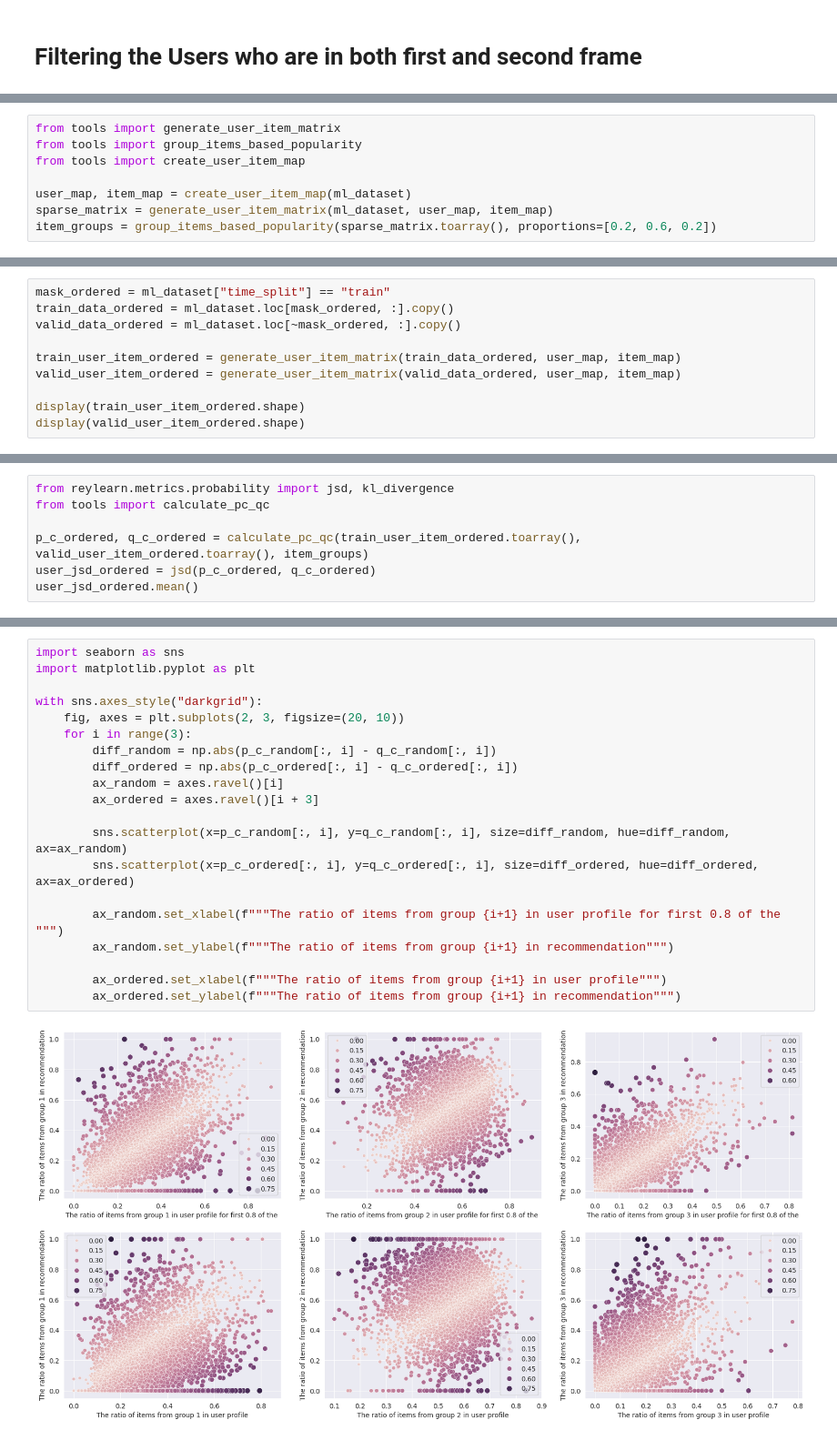
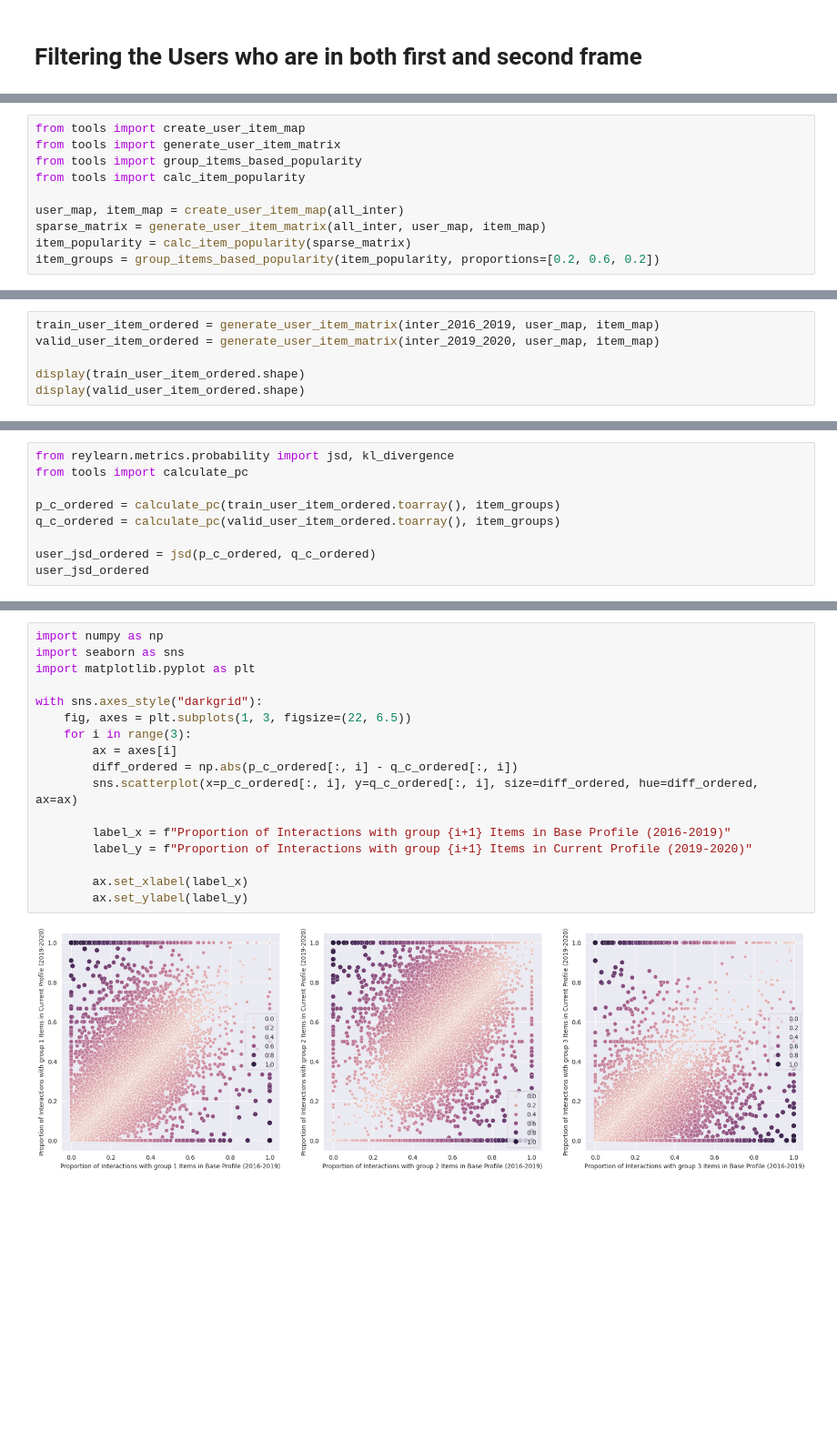
Before and after one commit to yeganegi-reza/Calibration, a Jupyter notebook: EDA/fm_2b.ipynb, the cells around one changed output, grey strips where cells are left out. Shown at 91% size. Cells and saved outputs as stored; diff of their text form; blank space fills up the shorter version.

Commit message:
EDA added for both datasets

```diff
--- a/EDA/fm_2b.ipynb
+++ b/EDA/fm_2b.ipynb
@@ -600,8 +342,10 @@ ml_dataset.head(50)
 # %%
+from tools import create_user_item_map
 from tools import generate_user_item_matrix
 from tools import group_items_based_popularity
-from tools import create_user_item_map
+from tools import calc_item_popularity
 
-user_map, item_map = create_user_item_map(ml_dataset)
-sparse_matrix = generate_user_item_matrix(ml_dataset, user_map, item_map)
-item_groups = group_items_based_popularity(sparse_matrix.toarray(), proportions=[0.2, 0.6, 0.2])
+user_map, item_map = create_user_item_map(all_inter)
+sparse_matrix = generate_user_item_matrix(all_inter, user_map, item_map)
+item_popularity = calc_item_popularity(sparse_matrix)
+item_groups = group_items_based_popularity(item_popularity, proportions=[0.2, 0.6, 0.2])
@@ -635,10 +352,6 @@ np.float64(0.03972748382181238)
 # %%
-mask_ordered = ml_dataset["time_split"] == "train"
-train_data_ordered = ml_dataset.loc[mask_ordered, :].copy()
-valid_data_ordered = ml_dataset.loc[~mask_ordered, :].copy()
-
-train_user_item_ordered = generate_user_item_matrix(train_data_ordered, user_map, item_map)
-valid_user_item_ordered = generate_user_item_matrix(valid_data_ordered, user_map, item_map)
+train_user_item_ordered = generate_user_item_matrix(inter_2016_2019, user_map, item_map)
+valid_user_item_ordered = generate_user_item_matrix(inter_2019_2020, user_map, item_map)
 
 display(train_user_item_ordered.shape)
 display(valid_user_item_ordered.shape)
@@ -648,8 +361,10 @@ display(valid_user_item_ordered.shape)
 # %%
 from reylearn.metrics.probability import jsd, kl_divergence
-from tools import calculate_pc_qc
+from tools import calculate_pc
 
-p_c_ordered, q_c_ordered = calculate_pc_qc(train_user_item_ordered.toarray(), valid_user_item_ordered.toarray(), item_groups)
+p_c_ordered = calculate_pc(train_user_item_ordered.toarray(), item_groups)
+q_c_ordered = calculate_pc(valid_user_item_ordered.toarray(), item_groups)
+
 user_jsd_ordered = jsd(p_c_ordered, q_c_ordered)
-user_jsd_ordered.mean()
+user_jsd_ordered
 # %% [output]
@@ -657,22 +373,19 @@ np.float64(0.07773823607704947)
 # %%
+import numpy as np
 import seaborn as sns
 import matplotlib.pyplot as plt
 
 with sns.axes_style("darkgrid"):
-    fig, axes = plt.subplots(2, 3, figsize=(20, 10))
+    fig, axes = plt.subplots(1, 3, figsize=(22, 6.5))
     for i in range(3):
-        diff_random = np.abs(p_c_random[:, i] - q_c_random[:, i])
+        ax = axes[i]
         diff_ordered = np.abs(p_c_ordered[:, i] - q_c_ordered[:, i])
-        ax_random = axes.ravel()[i]
-        ax_ordered = axes.ravel()[i + 3]
+        sns.scatterplot(x=p_c_ordered[:, i], y=q_c_ordered[:, i], size=diff_ordered, hue=diff_ordered, ax=ax)
 
-        sns.scatterplot(x=p_c_random[:, i], y=q_c_random[:, i], size=diff_random, hue=diff_random, ax=ax_random)
-        sns.scatterplot(x=p_c_ordered[:, i], y=q_c_ordered[:, i], size=diff_ordered, hue=diff_ordered, ax=ax_ordered)
+        label_x = f"Proportion of Interactions with group {i+1} Items in Base Profile (2016-2019)"
+        label_y = f"Proportion of Interactions with group {i+1} Items in Current Profile (2019-2020)"
 
-        ax_random.set_xlabel(f"""The ratio of items from group {i+1} in user profile for first 0.8 of the """)
-        ax_random.set_ylabel(f"""The ratio of items from group {i+1} in recommendation""")
-
-        ax_ordered.set_xlabel(f"""The ratio of items from group {i+1} in user profile""")
-        ax_ordered.set_ylabel(f"""The ratio of items from group {i+1} in recommendation""")
+        ax.set_xlabel(label_x)
+        ax.set_ylabel(label_y)
 # %% [output]
-[figure, old version]
+[figure, new version]
```
Also changed, not shown: parts of 33 cells of this notebook, 7 other files.
